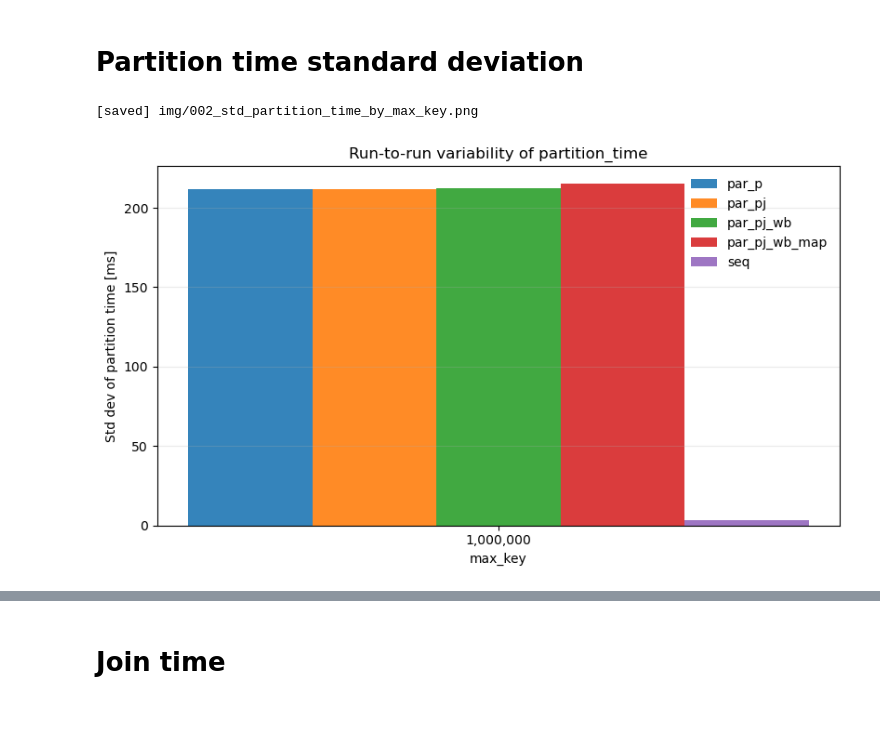
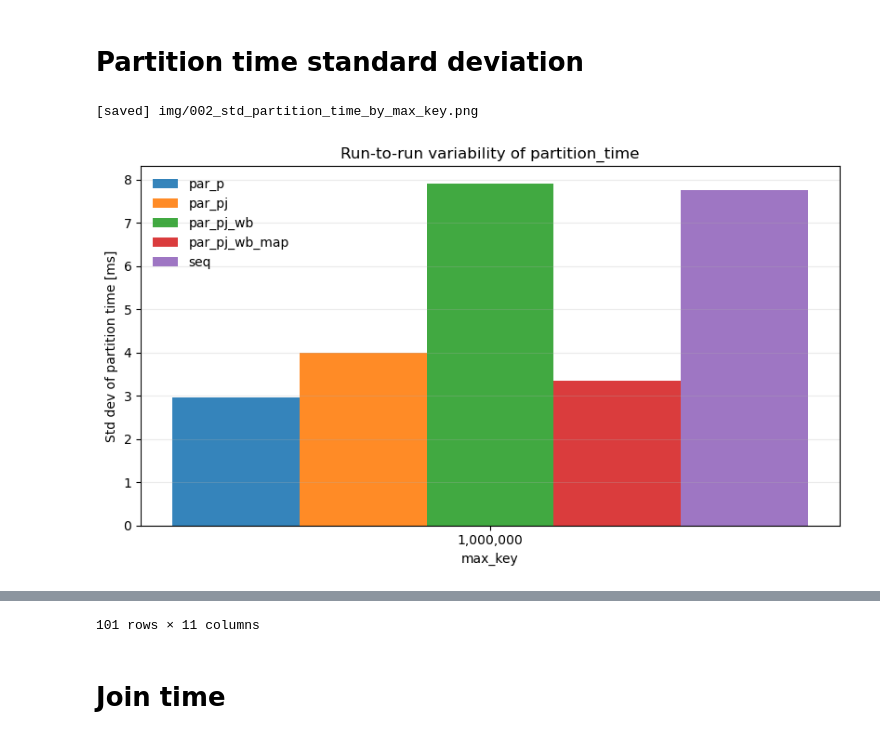
Before and after one commit to GianlucaPanzani/Optimization-of-Partitioned-Hash-Join-with-Duplicates-part_2, a Jupyter notebook: src/statistics.ipynb, the cells around one changed output, grey strips where cells are left out. Drawn from its saved outputs; the diff is of its cells as text; code cells hidden in the pictures.

```diff
--- a/src/statistics.ipynb
+++ b/src/statistics.ipynb
@@ -343,7 +358,7 @@ plot_thread_matrix(
 # Partition time standard deviation
 # %%
 std_df = (
-    df.groupby(["max_key", "exec_type"], as_index=False)
+    df.groupby([col for col in df.columns if col in group_columns], as_index=False)
     .agg(std_partition_time=("partition_time", "std"))
 )
 std_df["std_ms"] = std_df["std_partition_time"] * 1e3
@@ -360,31 +375,31 @@ for idx, exec_type in enumerate(exec_types):
     for max_key in max_key_values:
         sub = std_df[(std_df["max_key"] == max_key) & (std_df["exec_type"] == exec_type)]
         heights.append(float(sub["std_ms"].iloc[0]) if not sub.empty else float("nan"))
 
     offsets = [
         x + (idx - (len(exec_types) - 1) / 2) * bar_width
         for x in x_positions
     ]
     ax.bar(
         offsets,
         heights,
         width=bar_width,
         label=exec_type,
         color=exec_type_colors.get(exec_type, "tab:gray"),
         alpha=0.9,
     )
 
 ax.set_xticks(x_positions)
 ax.set_xticklabels([f"{int(v):,}" for v in max_key_values])
 ax.set_xlabel("max_key")
 ax.set_ylabel("Std dev of partition time [ms]")
 ax.set_title("Run-to-run variability of partition_time")
 ax.grid(axis="y", alpha=0.25)
 ax.legend(frameon=False)
 fig.tight_layout()
 show_and_save(fig, "std_partition_time_by_max_key")
 
 std_df.sort_values(["max_key", "exec_type"]).reset_index(drop=True)
 # %% [output]
 [saved] img/002_std_partition_time_by_max_key.png
-[figure, old version]
+[figure, new version]
@@ -397,3 +418,4 @@ std_df.sort_values(["max_key", "exec_type"]).reset_index(drop=True)
+101 rows × 11 columns
 # %% [markdown]
 # Join time
 # %%
```
Also changed, not shown: parts of 7 cells of this notebook, 7 other files.
